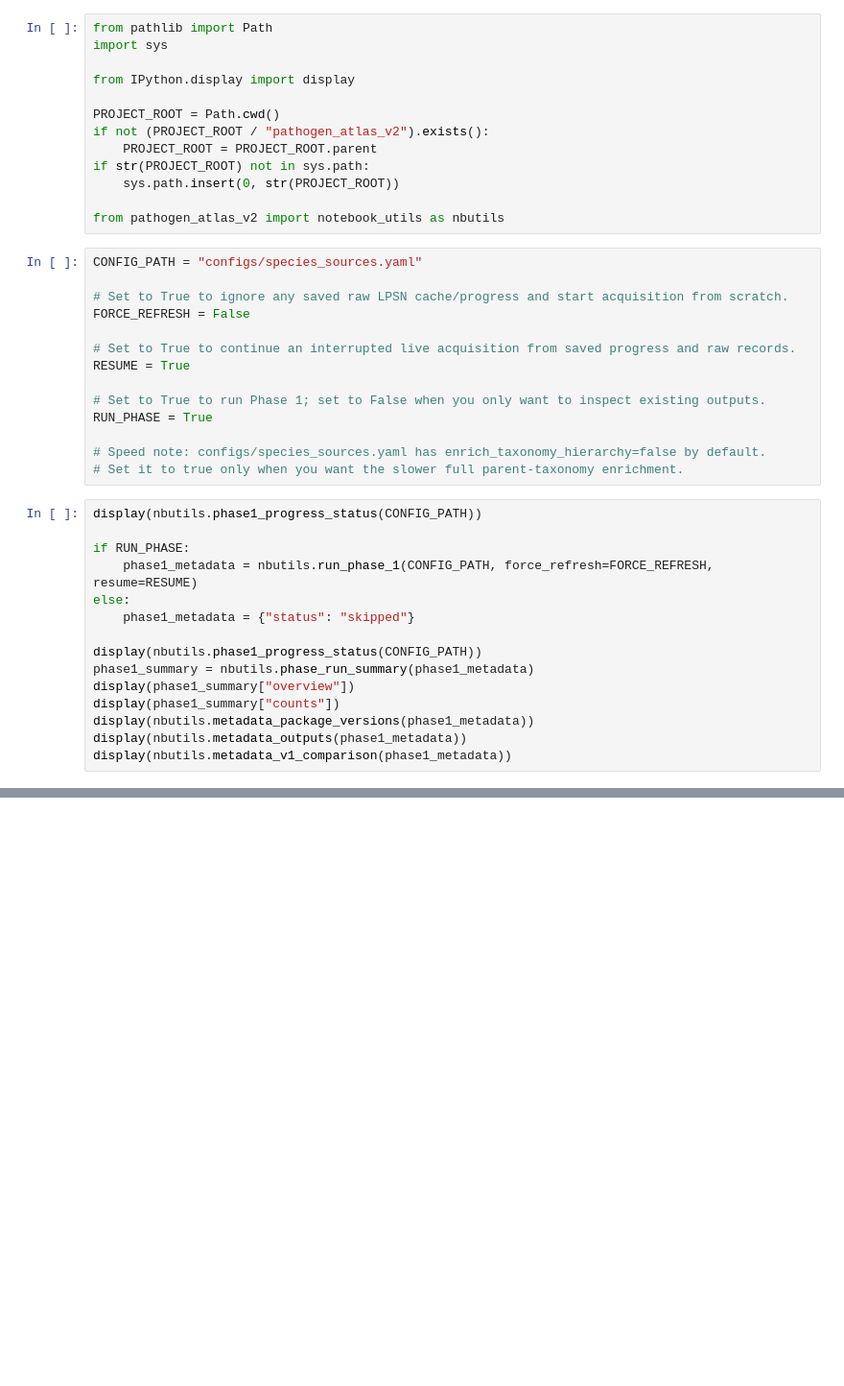
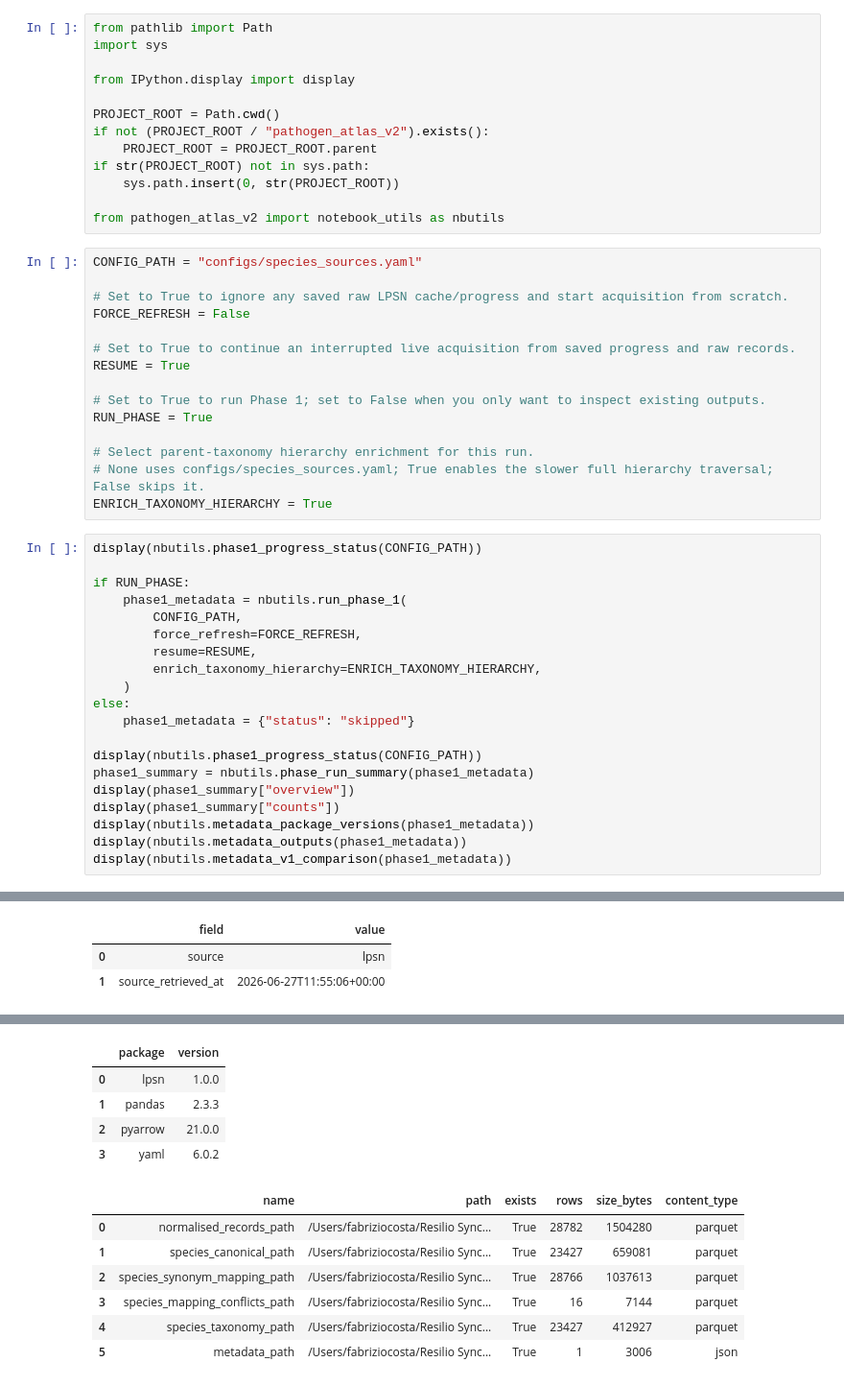
Before and after one commit to fabriziocosta/pathogen-atlas-v2, a Jupyter notebook: notebooks/01_species_synonyms.ipynb, the cells around one changed output, grey strips where cells are left out. Shown at 96% size. Saved outputs shown, nothing was run; the diff lists cells and outputs as text; blank space fills up the shorter version.

```diff
--- a/notebooks/01_species_synonyms.ipynb
+++ b/notebooks/01_species_synonyms.ipynb
@@ -27,13 +27,19 @@ RESUME = True
 # Set to True to run Phase 1; set to False when you only want to inspect existing outputs.
 RUN_PHASE = True
 
-# Speed note: configs/species_sources.yaml has enrich_taxonomy_hierarchy=false by default.
-# Set it to true only when you want the slower full parent-taxonomy enrichment.
+# Select parent-taxonomy hierarchy enrichment for this run.
+# None uses configs/species_sources.yaml; True enables the slower full hierarchy traversal; False skips it.
+ENRICH_TAXONOMY_HIERARCHY = True
 # %%
 display(nbutils.phase1_progress_status(CONFIG_PATH))
 
 if RUN_PHASE:
-    phase1_metadata = nbutils.run_phase_1(CONFIG_PATH, force_refresh=FORCE_REFRESH, resume=RESUME)
+    phase1_metadata = nbutils.run_phase_1(
+        CONFIG_PATH,
+        force_refresh=FORCE_REFRESH,
+        resume=RESUME,
+        enrich_taxonomy_hierarchy=ENRICH_TAXONOMY_HIERARCHY,
+    )
 else:
     phase1_metadata = {"status": "skipped"}
 
@@ -44,3 +50,4 @@ display(phase1_summary["counts"])
 display(nbutils.metadata_package_versions(phase1_metadata))
 display(nbutils.metadata_outputs(phase1_metadata))
 display(nbutils.metadata_v1_comparison(phase1_metadata))
+# %% [output]
@@ -46,0 +75,3 @@ display(nbutils.metadata_v1_comparison(phase1_metadata))
+|  | field | value |
+| 0 | source | lpsn |
+| 1 | source_retrieved_at | 2026-06-27T11:55:06+00:00 |
@@ -46,0 +88,12 @@ display(nbutils.metadata_v1_comparison(phase1_metadata))
+|  | package | version |
+| 0 | lpsn | 1.0.0 |
+| 1 | pandas | 2.3.3 |
+| 2 | pyarrow | 21.0.0 |
+| 3 | yaml | 6.0.2 |
+|  | name | path | exists | rows | size_bytes | content_type |
+| 0 | normalised_records_path | /Users/fabriziocosta/Resilio Sync... | True | 28782 | 1504280 | parquet |
+| 1 | species_canonical_path | /Users/fabriziocosta/Resilio Sync... | True | 23427 | 659081 | parquet |
+| 2 | species_synonym_mapping_path | /Users/fabriziocosta/Resilio Sync... | True | 28766 | 1037613 | parquet |
+| 3 | species_mapping_conflicts_path | /Users/fabriziocosta/Resilio Sync... | True | 16 | 7144 | parquet |
+| 4 | species_taxonomy_path | /Users/fabriziocosta/Resilio Sync... | True | 23427 | 412927 | parquet |
+| 5 | metadata_path | /Users/fabriziocosta/Resilio Sync... | True | 1 | 3006 | json |
```
Also changed, not shown: parts of 5 cells of this notebook, 5 other files.
